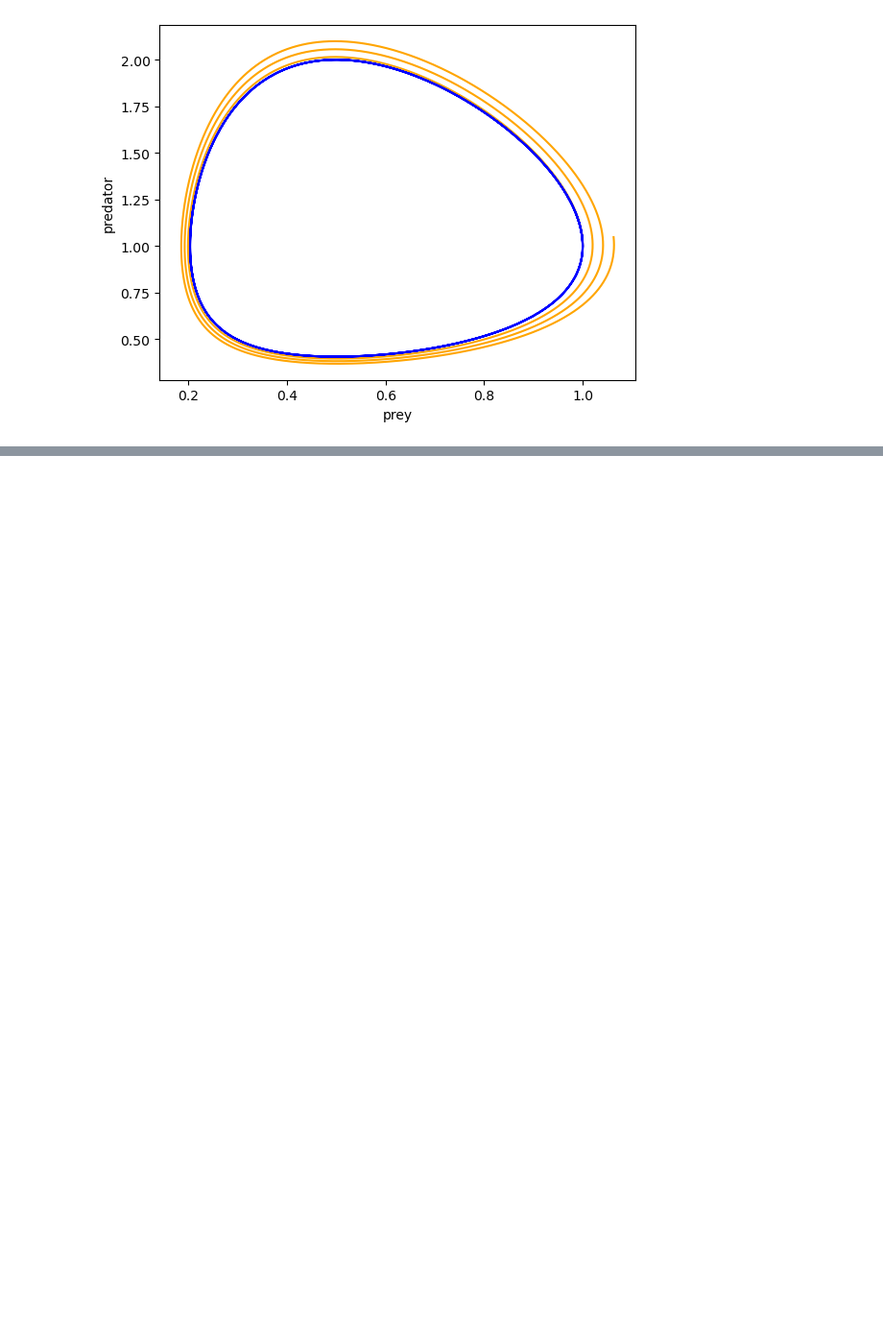
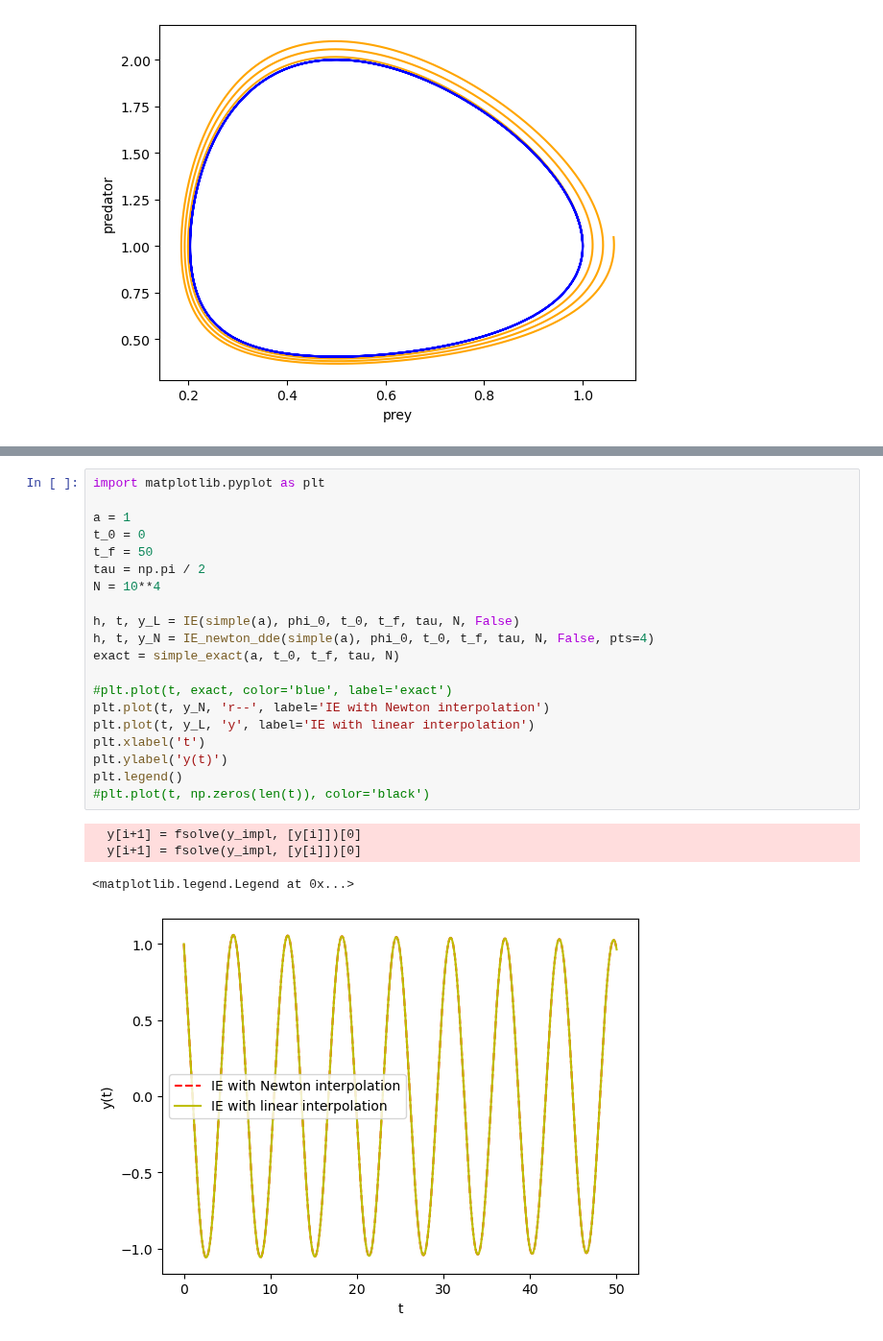
Before and after one commit to MartonBGyebnar/DDE_project, a Jupyter notebook: dde_numerical_methods.ipynb, the cells around one changed output, grey strips where cells are left out. Shown at 96% size. Drawn from its saved outputs; the diff is of its cells as text; blank space fills up the shorter version.

Commit message:
Added Newton interpolation

```diff
--- a/dde_numerical_methods.ipynb
+++ b/dde_numerical_methods.ipynb
@@ -445,0 +540,25 @@ Text(0, 0.5, 'predator')
+# %%
+import matplotlib.pyplot as plt
+
+a = 1
+t_0 = 0
+t_f = 50
+tau = np.pi / 2
+N = 10**4
+
+h, t, y_L = IE(simple(a), phi_0, t_0, t_f, tau, N, False)
+h, t, y_N = IE_newton_dde(simple(a), phi_0, t_0, t_f, tau, N, False, pts=4)
+exact = simple_exact(a, t_0, t_f, tau, N)
+
+#plt.plot(t, exact, color='blue', label='exact')
+plt.plot(t, y_N, 'r--', label='IE with Newton interpolation')
+plt.plot(t, y_L, 'y', label='IE with linear interpolation')
+plt.xlabel('t')
+plt.ylabel('y(t)')
+plt.legend()
+#plt.plot(t, np.zeros(len(t)), color='black')
+# %% [output]
+  y[i+1] = fsolve(y_impl, [y[i]])[0]
+  y[i+1] = fsolve(y_impl, [y[i]])[0]
+<matplotlib.legend.Legend at 0x...>
+[figure, added]
```
Also changed, not shown: parts of 13 cells of this notebook.
